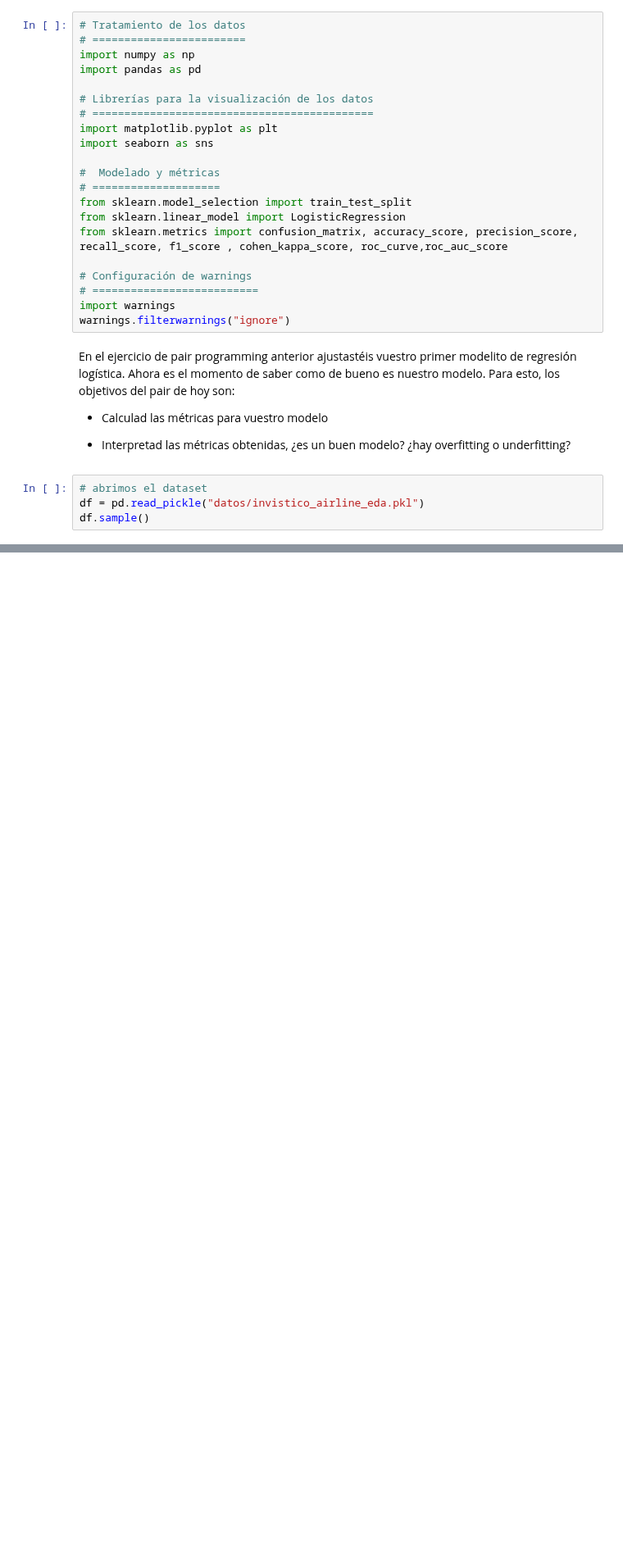
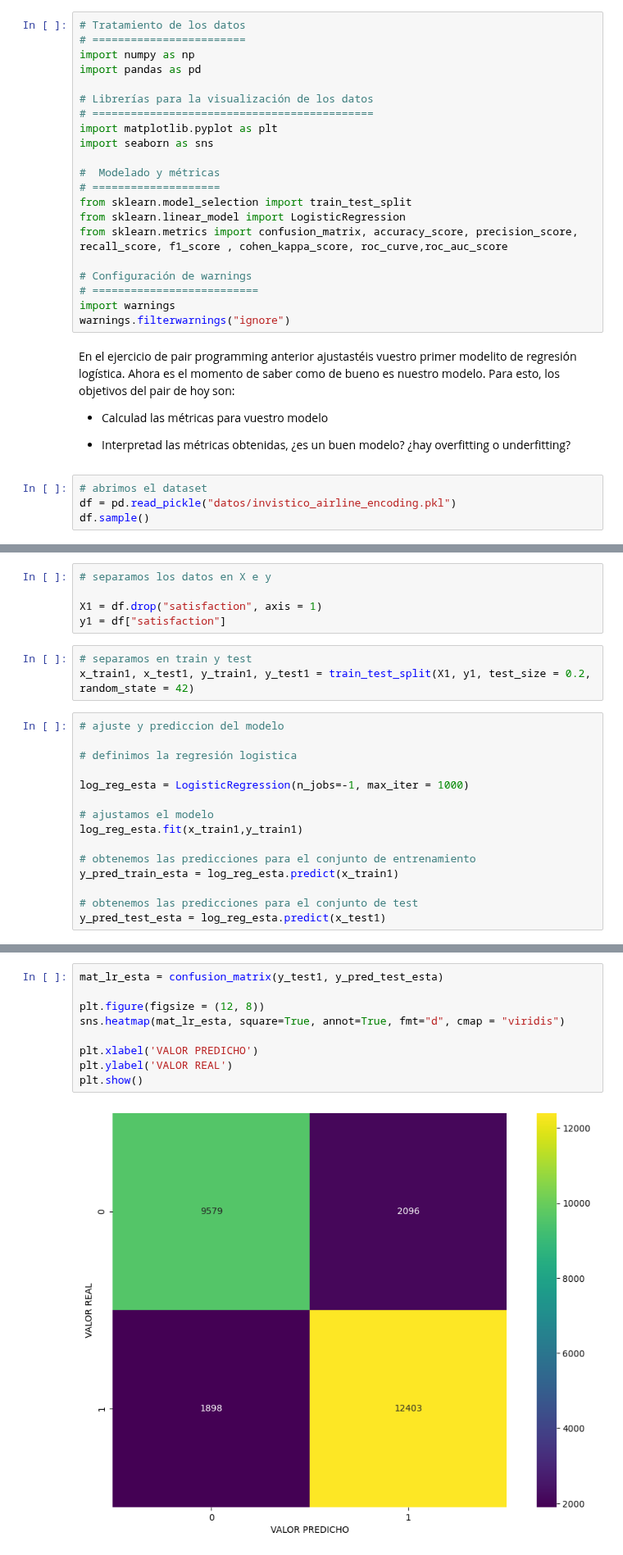
Before and after one commit to Adalab/promo-d-da-modulo3-sprint1-laura-maitane, a Jupyter notebook: regresion-logistica/reg-log-4-metricas.ipynb, the cells around one changed output, grey strips where cells are left out. Shown at 82% size. Drawn from its saved outputs; the diff is of its cells as text; blank space fills up the shorter version.

```diff
--- a/regresion-logistica/reg-log-4-metricas.ipynb
+++ b/regresion-logistica/reg-log-4-metricas.ipynb
@@ -31,5 +31,5 @@ En el ejercicio de pair programming anterior ajustastéis vuestro primer modelit
 - Interpretad las métricas obtenidas, ¿es un buen modelo? ¿hay overfitting o underfitting?
 # %%
 # abrimos el dataset
-df = pd.read_pickle("datos/invistico_airline_eda.pkl")
+df = pd.read_pickle("datos/invistico_airline_encoding.pkl")
 df.sample()
@@ -35,0 +40,23 @@ df.sample()
+# %%
+# separamos los datos en X e y
+
+X1 = df.drop("satisfaction", axis = 1)
+y1 = df["satisfaction"]
+# %%
+# separamos en train y test
+x_train1, x_test1, y_train1, y_test1 = train_test_split(X1, y1, test_size = 0.2, random_state = 42)
+# %%
+# ajuste y prediccion del modelo
+
+# definimos la regresión logistica
+
+log_reg_esta = LogisticRegression(n_jobs=-1, max_iter = 1000)
+
+# ajustamos el modelo
+log_reg_esta.fit(x_train1,y_train1)
+
+# obtenemos las predicciones para el conjunto de entrenamiento
+y_pred_train_esta = log_reg_esta.predict(x_train1)
+
+# obtenemos las predicciones para el conjunto de test
+y_pred_test_esta = log_reg_esta.predict(x_test1)
@@ -35,0 +67,11 @@ df.sample()
+# %%
+mat_lr_esta = confusion_matrix(y_test1, y_pred_test_esta)
+
+plt.figure(figsize = (12, 8))
+sns.heatmap(mat_lr_esta, square=True, annot=True, fmt="d", cmap = "viridis")
+
+plt.xlabel('VALOR PREDICHO')
+plt.ylabel('VALOR REAL')
+plt.show()
+# %% [output]
+[figure, added]
```
Also changed, not shown: parts of 5 cells of this notebook, 1 other file.
